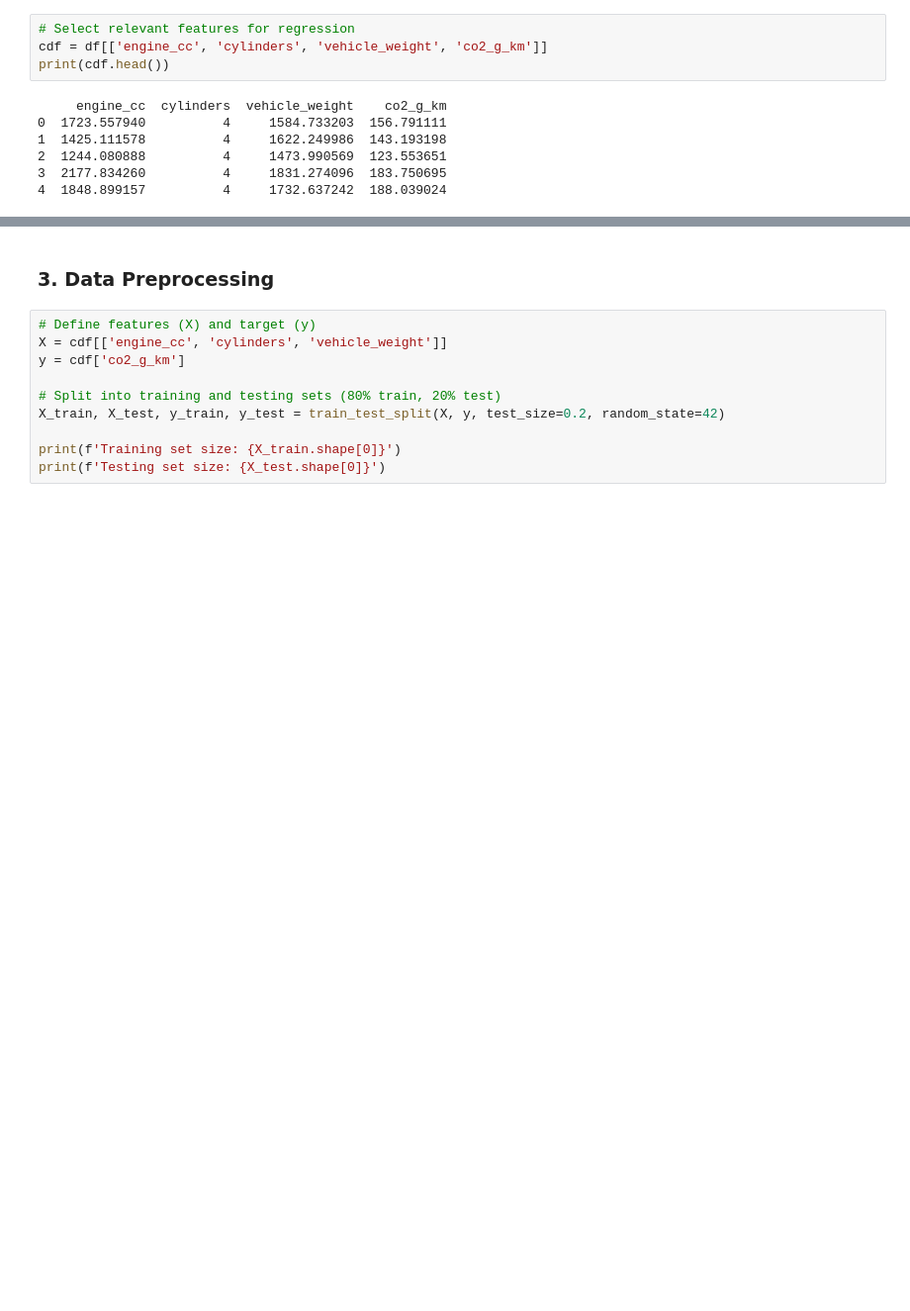
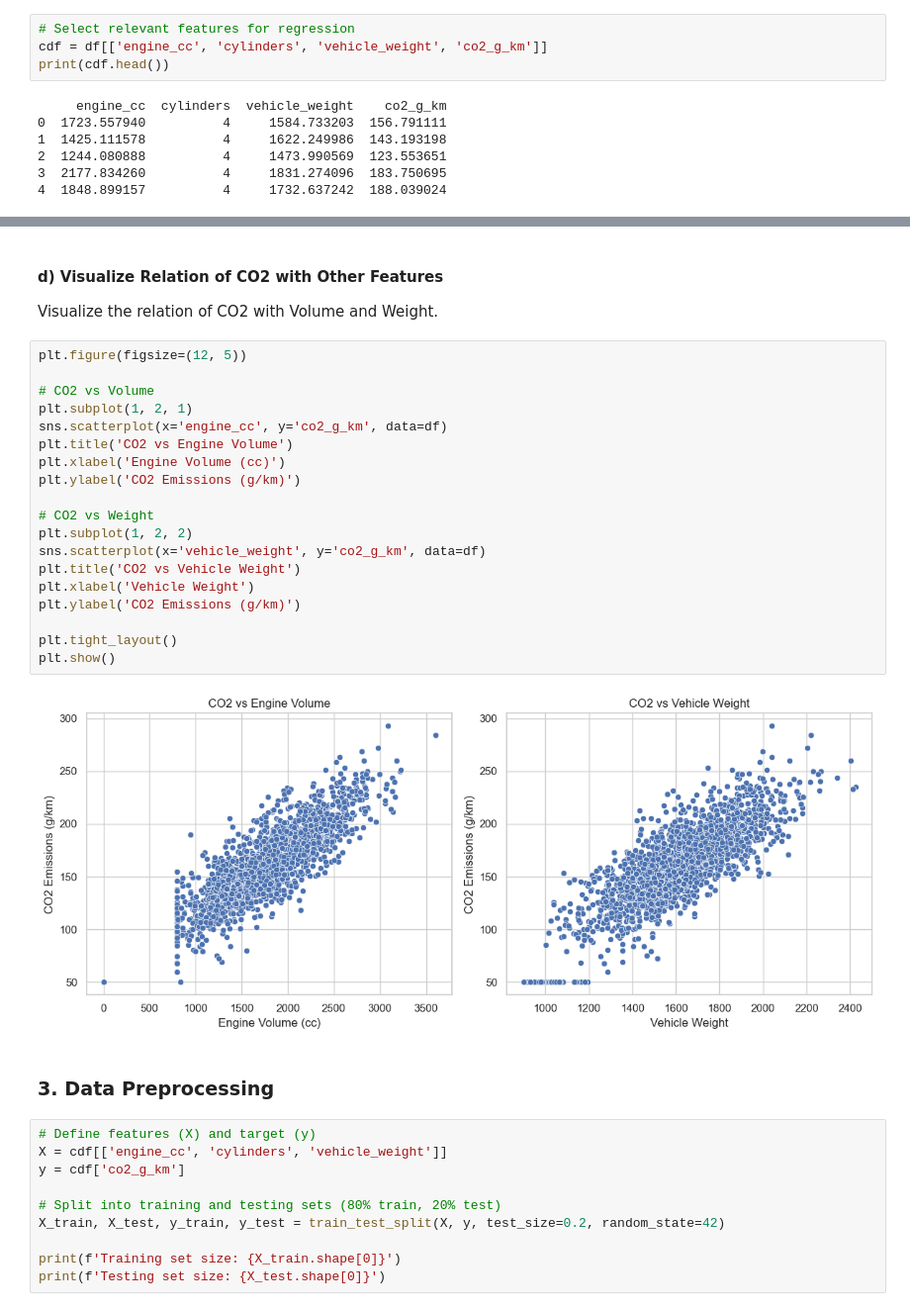
Before and after one commit to mahirdesai2004/machine-learning-lab, a Jupyter notebook: Lab-04/Experiment-2-Multiple-Regression/notebook.ipynb, the cells around one changed output, grey strips where cells are left out. Shown at 99% size. Cells and saved outputs as stored; diff of their text form; blank space fills up the shorter version.

```diff
--- a/Lab-04/Experiment-2-Multiple-Regression/notebook.ipynb
+++ b/Lab-04/Experiment-2-Multiple-Regression/notebook.ipynb
@@ -84,3 +114,27 @@ plt.show()
+# %% [markdown]
+#### d) Visualize Relation of CO2 with Other Features
+Visualize the relation of CO2 with Volume and Weight.
+# %%
+plt.figure(figsize=(12, 5))
+
+# CO2 vs Volume
+plt.subplot(1, 2, 1)
+sns.scatterplot(x='engine_cc', y='co2_g_km', data=df)
+plt.title('CO2 vs Engine Volume')
+plt.xlabel('Engine Volume (cc)')
+plt.ylabel('CO2 Emissions (g/km)')
+
+# CO2 vs Weight
+plt.subplot(1, 2, 2)
+sns.scatterplot(x='vehicle_weight', y='co2_g_km', data=df)
+plt.title('CO2 vs Vehicle Weight')
+plt.xlabel('Vehicle Weight')
+plt.ylabel('CO2 Emissions (g/km)')
+
+plt.tight_layout()
+plt.show()
+# %% [output]
+[figure, added]
 # %% [markdown]
 ### 3. Data Preprocessing
 # %%
```
Also changed, not shown: parts of 8 cells of this notebook, 5 other files.
